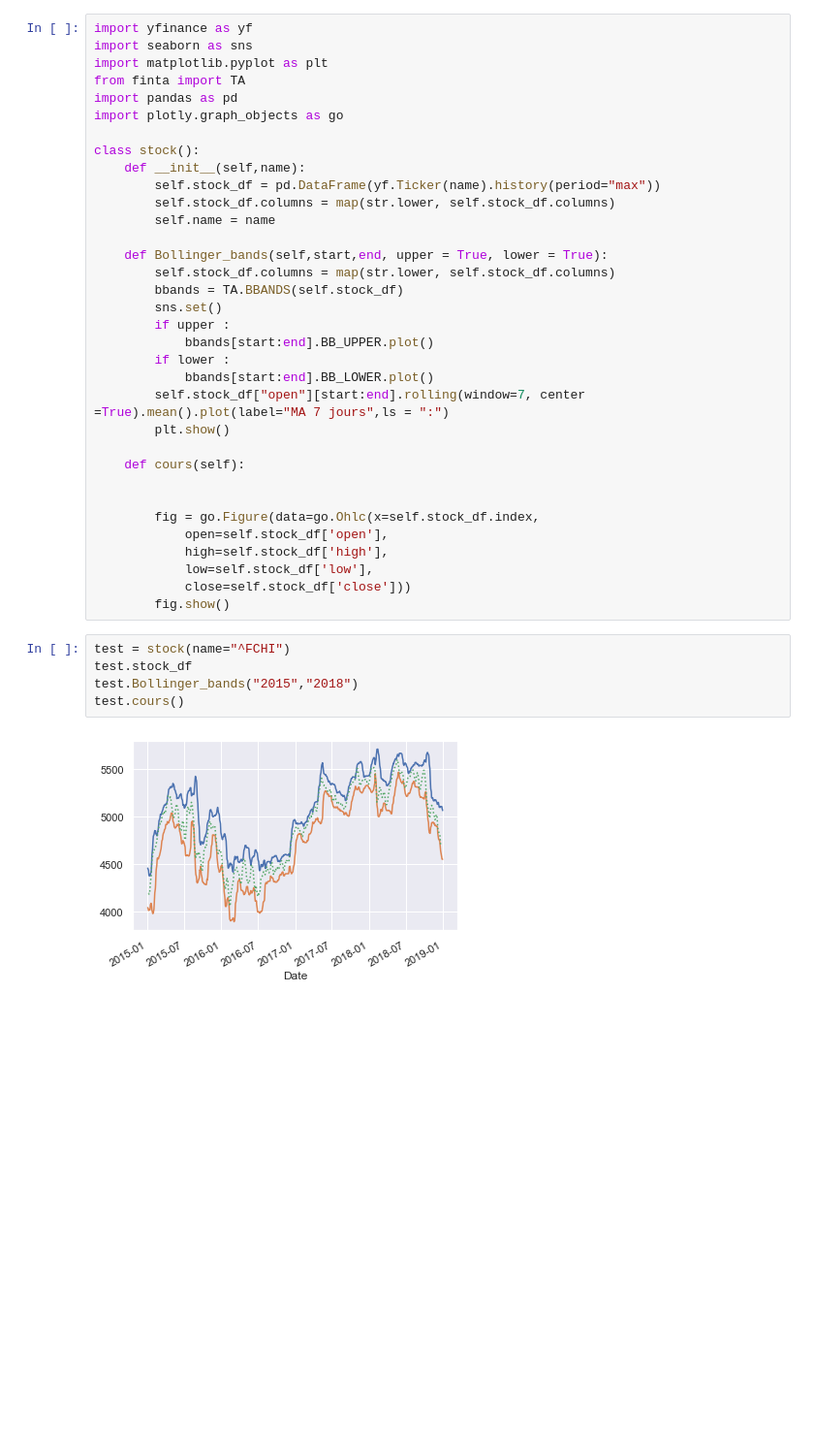
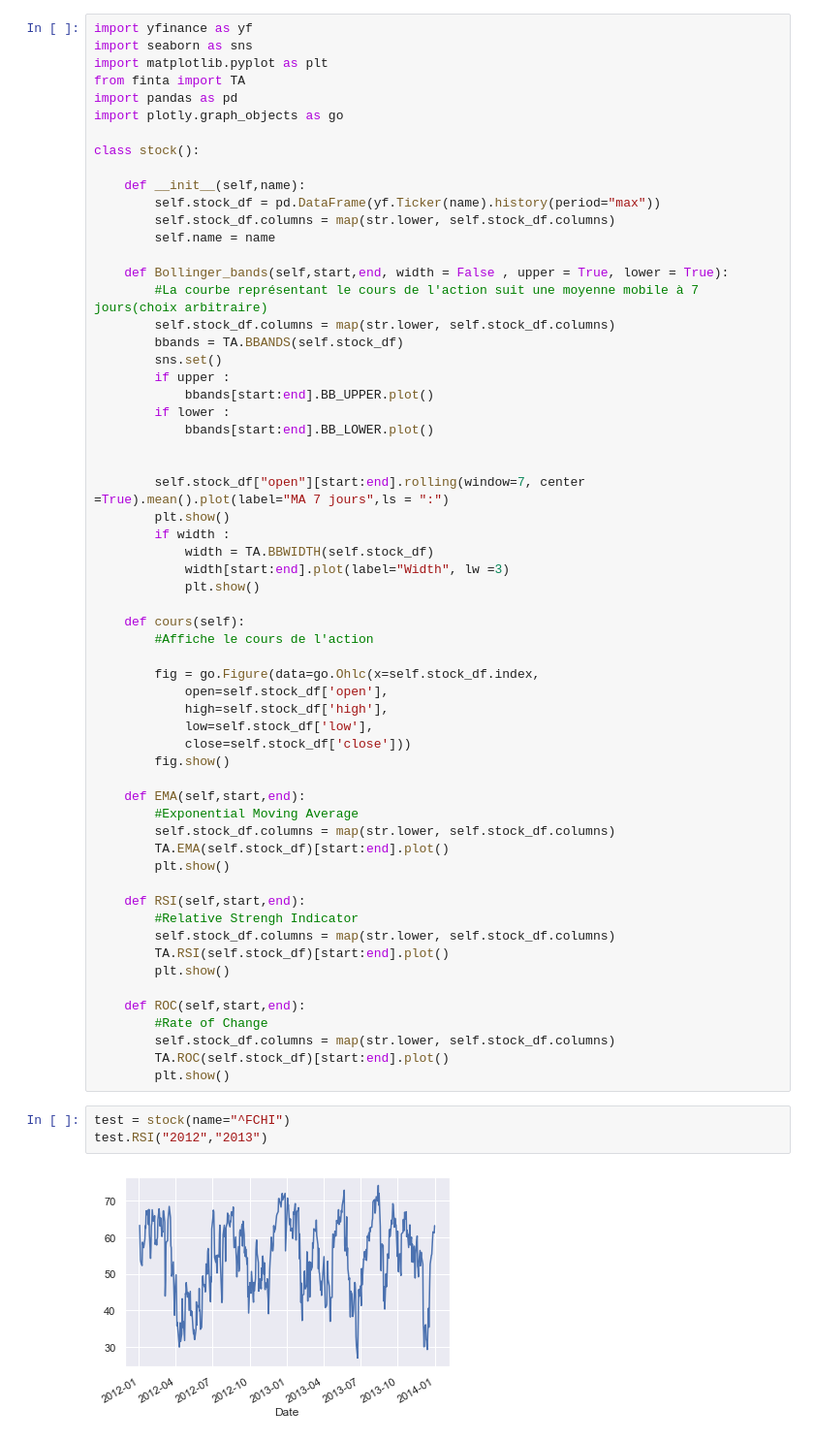
Before and after one commit to igaekus/projet-python-1A, a Jupyter notebook: data_viz.ipynb, the cells around one changed output. Shown at 97% size. Saved outputs shown, nothing was run; the diff lists cells and outputs as text; blank space fills up the shorter version.

```diff
--- a/data_viz.ipynb
+++ b/data_viz.ipynb
@@ -7,12 +7,14 @@ import pandas as pd
 import plotly.graph_objects as go
 
 class stock():
+
     def __init__(self,name):
         self.stock_df = pd.DataFrame(yf.Ticker(name).history(period="max"))
         self.stock_df.columns = map(str.lower, self.stock_df.columns)
         self.name = name
 
-    def Bollinger_bands(self,start,end, upper = True, lower = True):
+    def Bollinger_bands(self,start,end, width = False , upper = True, lower = True):
+        #La courbe représentant le cours de l'action suit une moyenne mobile à 7 jours(choix arbitraire)
         self.stock_df.columns = map(str.lower, self.stock_df.columns)
         bbands = TA.BBANDS(self.stock_df)
         sns.set()
@@ -20,11 +22,17 @@ class stock():
             bbands[start:end].BB_UPPER.plot()
         if lower :
             bbands[start:end].BB_LOWER.plot()
+
+
         self.stock_df["open"][start:end].rolling(window=7, center =True).mean().plot(label="MA 7 jours",ls = ":")
         plt.show()
+        if width :
+            width = TA.BBWIDTH(self.stock_df)
+            width[start:end].plot(label="Width", lw =3)
+            plt.show()
 
     def cours(self):
-
+        #Affiche le cours de l'action
 
         fig = go.Figure(data=go.Ohlc(x=self.stock_df.index,
             open=self.stock_df['open'],
@@ -32,10 +40,26 @@ class stock():
             low=self.stock_df['low'],
             close=self.stock_df['close']))
         fig.show()
+
+    def EMA(self,start,end):
+        #Exponential Moving Average
+        self.stock_df.columns = map(str.lower, self.stock_df.columns)
+        TA.EMA(self.stock_df)[start:end].plot()
+        plt.show()
+
+    def RSI(self,start,end):
+        #Relative Strengh Indicator
+        self.stock_df.columns = map(str.lower, self.stock_df.columns)
+        TA.RSI(self.stock_df)[start:end].plot()
+        plt.show()
+
+    def ROC(self,start,end):
+        #Rate of Change
+        self.stock_df.columns = map(str.lower, self.stock_df.columns)
+        TA.ROC(self.stock_df)[start:end].plot()
+        plt.show()
 # %%
 test = stock(name="^FCHI")
-test.stock_df
-test.Bollinger_bands("2015","2018")
-test.cours()
+test.RSI("2012","2013")
 # %% [output]
-[figure, old version]
+[figure, new version]
```
Also changed, not shown: parts of 1 cell of this notebook.
